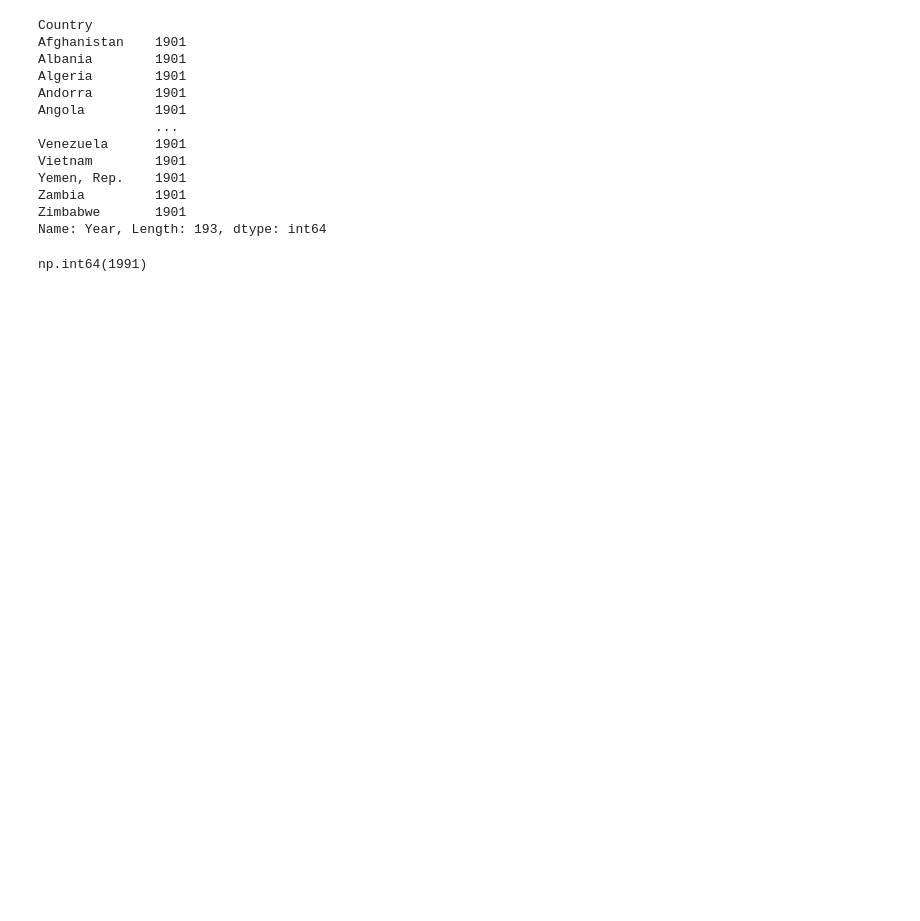
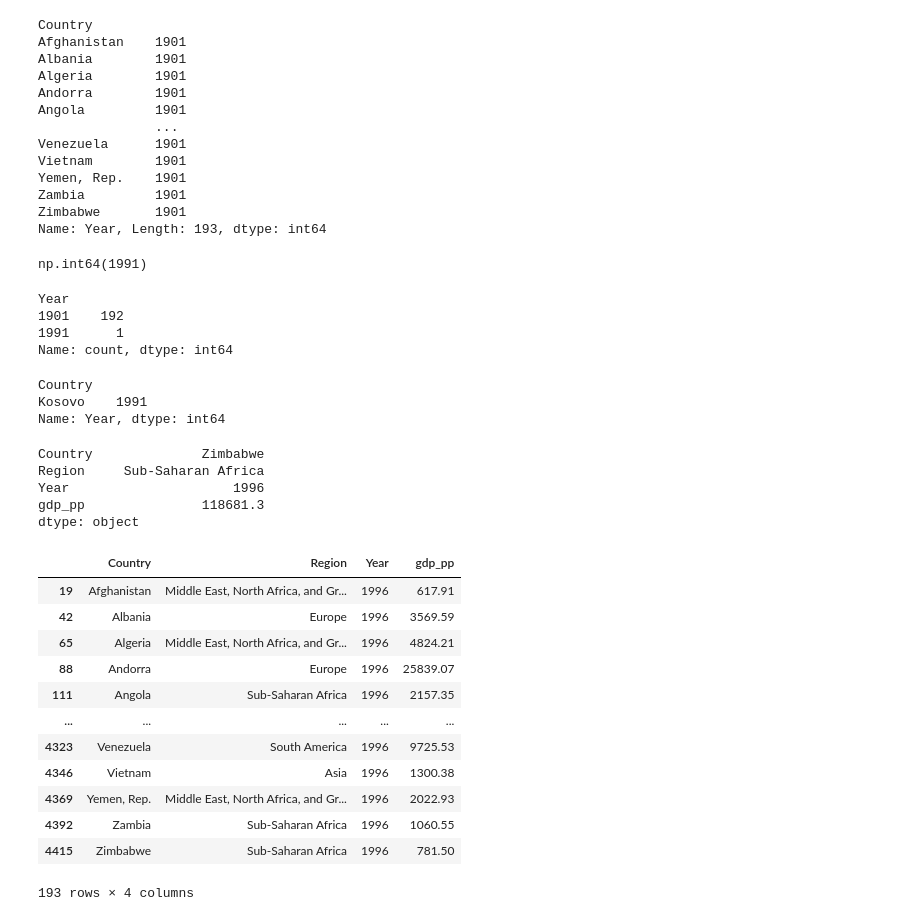
Before and after one commit to ludiemert/Analyzing_Data_Pandas_SQL, a Jupyter notebook: 4_Projectos/3_Proj_ GDP_Per_Person/GDP_Per_Person.ipynb, the cells around one changed output. Saved outputs shown, nothing was run; the diff lists cells and outputs as text; code cells hidden in the pictures; blank space fills up the shorter version.

```diff
--- a/4_Projectos/3_Proj_ GDP_Per_Person/GDP_Per_Person.ipynb
+++ b/4_Projectos/3_Proj_ GDP_Per_Person/GDP_Per_Person.ipynb
@@ -259,2 +263,27 @@ np.int64(1991)
+# %%
+# que pais eh esse e que outras datas diferentes existem
+df_gdp.groupby("Country")["Year"].min().value_counts()
+# %% [output]
+Year
+1901    192
+1991      1
+Name: count, dtype: int64
+# %%
+# que pais eh esse: Fazer uma selecao no DF para ver que pais eh esse
+df_gdp.groupby("Country")["Year"].min()[df_gdp.groupby("Country")["Year"].min() == 1991]
+# %% [output]
+Country
+Kosovo    1991
+Name: Year, dtype: int64
+# %%
+# preciso saber que data eh essa, a ultima data, antes da virada do seculo,
+# pega o valor maximo para essa ocorrencia => 1996
+df_gdp[df_gdp["Year"] < 1999].max()
+# %% [output]
+Country              Zimbabwe
+Region     Sub-Saharan Africa
+Year                     1996
+gdp_pp               118681.3
+dtype: object
 # %%
 # - Informe as regiões com maiores crescimentos de PIB per capita no século passado.
@@ -260,0 +299,17 @@ np.int64(1991)
+# %%
+# primeiro faz um agrupamento por regiao
+df_gdp_end
+# %% [output]
+|  | Country | Region | Year | gdp_pp |
+| 19 | Afghanistan | Middle East, North Africa, and Gr... | 1996 | 617.91 |
+| 42 | Albania | Europe | 1996 | 3569.59 |
+| 65 | Algeria | Middle East, North Africa, and Gr... | 1996 | 4824.21 |
+| 88 | Andorra | Europe | 1996 | 25839.07 |
+| 111 | Angola | Sub-Saharan Africa | 1996 | 2157.35 |
+| ... | ... | ... | ... | ... |
+| 4323 | Venezuela | South America | 1996 | 9725.53 |
+| 4346 | Vietnam | Asia | 1996 | 1300.38 |
+| 4369 | Yemen, Rep. | Middle East, North Africa, and Gr... | 1996 | 2022.93 |
+| 4392 | Zambia | Sub-Saharan Africa | 1996 | 1060.55 |
+| 4415 | Zimbabwe | Sub-Saharan Africa | 1996 | 781.50 |
+193 rows × 4 columns
```
Also changed, not shown: parts of 9 cells of this notebook, 1 other file.
